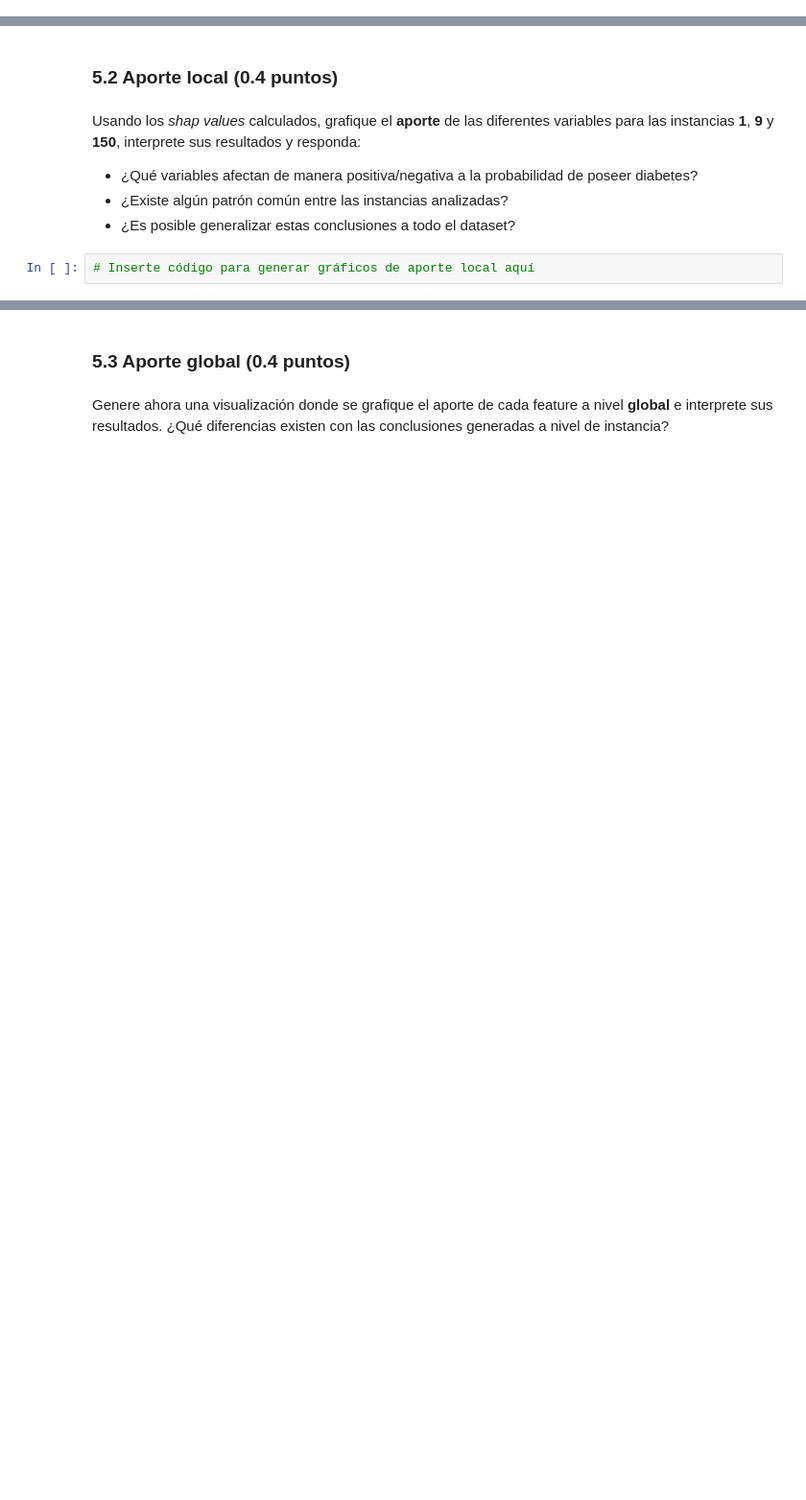
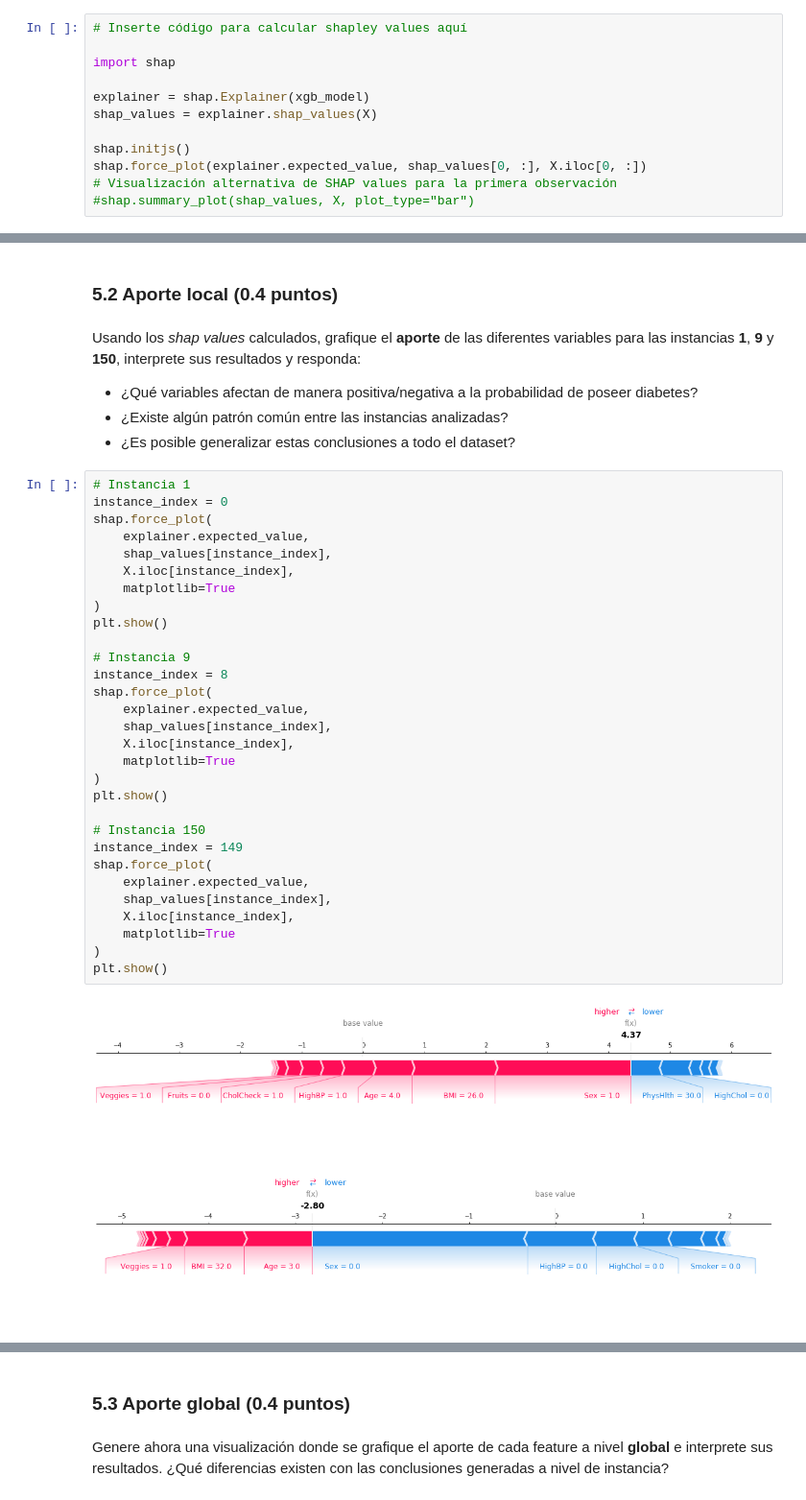
Before and after one commit to J07Aa/Repo, a Jupyter notebook: Lab_10/Laboratorio10_Enunciado.ipynb, the cells around one changed output, grey strips where cells are left out. Shown at 96% size. Saved outputs shown, nothing was run; the diff lists cells and outputs as text; blank space fills up the shorter version.

Commit message:
ya no se k poner ayuda, hice los puntos de los valores SHAP

```diff
--- a/Lab_10/Laboratorio10_Enunciado.ipynb
+++ b/Lab_10/Laboratorio10_Enunciado.ipynb
@@ -310,0 +302,12 @@ warnings.filterwarnings("ignore", message=".*The 'nopython' keyword.*")
+# %%
+# Inserte código para calcular shapley values aquí
+
+import shap
+
+explainer = shap.Explainer(xgb_model)
+shap_values = explainer.shap_values(X)
+
+shap.initjs()
+shap.force_plot(explainer.expected_value, shap_values[0, :], X.iloc[0, :])
+# Visualización alternativa de SHAP values para la primera observación
+#shap.summary_plot(shap_values, X, plot_type="bar")
@@ -315,5 +322,36 @@ Usando los *shap values* calculados, grafique el **aporte** de las diferentes va
 - ¿Qué variables afectan de manera positiva/negativa a la probabilidad de poseer diabetes?
 - ¿Existe algún patrón común entre las instancias analizadas?
 - ¿Es posible generalizar estas conclusiones a todo el dataset?
-# %%
-# Inserte código para generar gráficos de aporte local aquí
+# %%
+# Instancia 1
+instance_index = 0
+shap.force_plot(
+    explainer.expected_value,
+    shap_values[instance_index],
+    X.iloc[instance_index],
+    matplotlib=True
+)
+plt.show()
+
+# Instancia 9
+instance_index = 8
+shap.force_plot(
+    explainer.expected_value,
+    shap_values[instance_index],
+    X.iloc[instance_index],
+    matplotlib=True
+)
+plt.show()
+
+# Instancia 150
+instance_index = 149
+shap.force_plot(
+    explainer.expected_value,
+    shap_values[instance_index],
+    X.iloc[instance_index],
+    matplotlib=True
+)
+plt.show()
+# %% [output]
+[figure, added]
+[figure, added]
```
Also changed, not shown: parts of 16 cells of this notebook, 2 other files.
